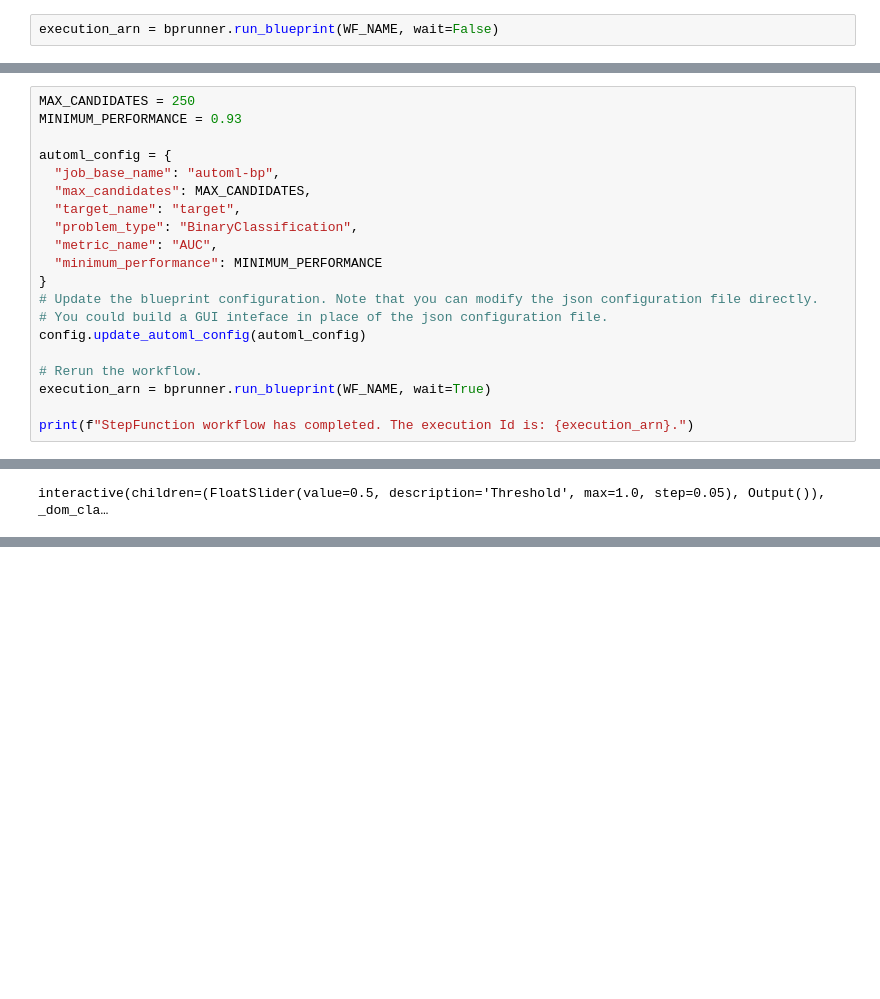
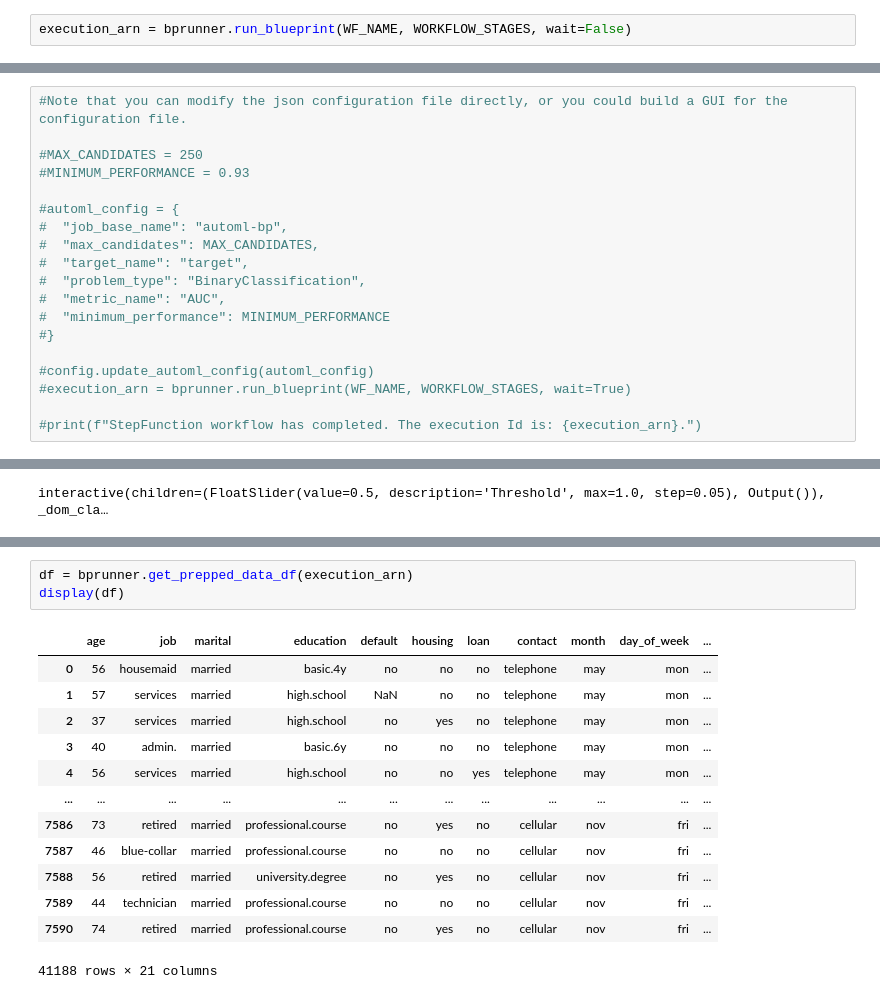
Before and after one commit to aws-samples/automl-blueprint, a Jupyter notebook: notebook/user_guide.ipynb, the cells around one changed output, grey strips where cells are left out. Saved outputs shown, nothing was run; the diff lists cells and outputs as text; blank space fills up the shorter version.

```diff
--- a/notebook/user_guide.ipynb
+++ b/notebook/user_guide.ipynb
@@ -176,4 +208,4 @@ config.print()
 ___
 Run the following cell to execute the blueprint workflow.
 # %%
-execution_arn = bprunner.run_blueprint(WF_NAME, wait=False)
+execution_arn = bprunner.run_blueprint(WF_NAME, WORKFLOW_STAGES, wait=False)
@@ -217,22 +247,21 @@ Optionally, uncomment the following code to modify the blueprint configuration f
 # %%
-MAX_CANDIDATES = 250
-MINIMUM_PERFORMANCE = 0.93
+#Note that you can modify the json configuration file directly, or you could build a GUI for the configuration file.
 
-automl_config = {
-  "job_base_name": "automl-bp",
-  "max_candidates": MAX_CANDIDATES,
-  "target_name": "target",
-  "problem_type": "BinaryClassification",
-  "metric_name": "AUC",
-  "minimum_performance": MINIMUM_PERFORMANCE
-}
-# Update the blueprint configuration. Note that you can modify the json configuration file directly.
-# You could build a GUI inteface in place of the json configuration file.
-config.update_automl_config(automl_config)
+#MAX_CANDIDATES = 250
+#MINIMUM_PERFORMANCE = 0.93
 
-# Rerun the workflow.
-execution_arn = bprunner.run_blueprint(WF_NAME, wait=True)
+#automl_config = {
+#  "job_base_name": "automl-bp",
+#  "max_candidates": MAX_CANDIDATES,
+#  "target_name": "target",
+#  "problem_type": "BinaryClassification",
+#  "metric_name": "AUC",
+#  "minimum_performance": MINIMUM_PERFORMANCE
+#}
 
-print(f"StepFunction workflow has completed. The execution Id is: {execution_arn}.")
+#config.update_automl_config(automl_config)
+#execution_arn = bprunner.run_blueprint(WF_NAME, WORKFLOW_STAGES, wait=True)
+
+#print(f"StepFunction workflow has completed. The execution Id is: {execution_arn}.")
 # %% [markdown]
 ---
@@ -281,0 +436,17 @@ interactive(children=(FloatSlider(value=0.5, description='Threshold', max=1.0, s
+# %%
+df = bprunner.get_prepped_data_df(execution_arn)
+display(df)
+# %% [output]
+|  | age | job | marital | education | default | housing | loan | contact | month | day_of_week | ... |
+| 0 | 56 | housemaid | married | basic.4y | no | no | no | telephone | may | mon | ... |
+| 1 | 57 | services | married | high.school | NaN | no | no | telephone | may | mon | ... |
+| 2 | 37 | services | married | high.school | no | yes | no | telephone | may | mon | ... |
+| 3 | 40 | admin. | married | basic.6y | no | no | no | telephone | may | mon | ... |
+| 4 | 56 | services | married | high.school | no | no | yes | telephone | may | mon | ... |
+| ... | ... | ... | ... | ... | ... | ... | ... | ... | ... | ... | ... |
+| 7586 | 73 | retired | married | professional.course | no | yes | no | cellular | nov | fri | ... |
+| 7587 | 46 | blue-collar | married | professional.course | no | no | no | cellular | nov | fri | ... |
+| 7588 | 56 | retired | married | university.degree | no | yes | no | cellular | nov | fri | ... |
+| 7589 | 44 | technician | married | professional.course | no | no | no | cellular | nov | fri | ... |
+| 7590 | 74 | retired | married | professional.course | no | yes | no | cellular | nov | fri | ... |
+41188 rows × 21 columns
```
Also changed, not shown: parts of 39 cells of this notebook.
